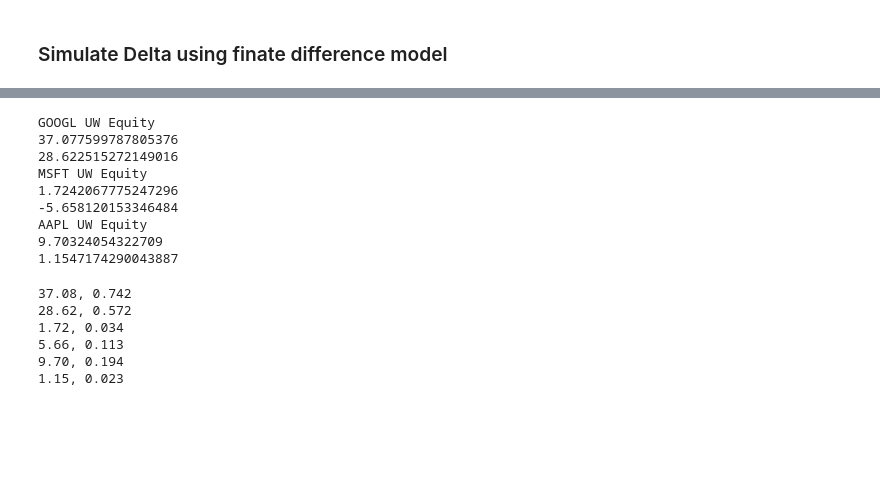
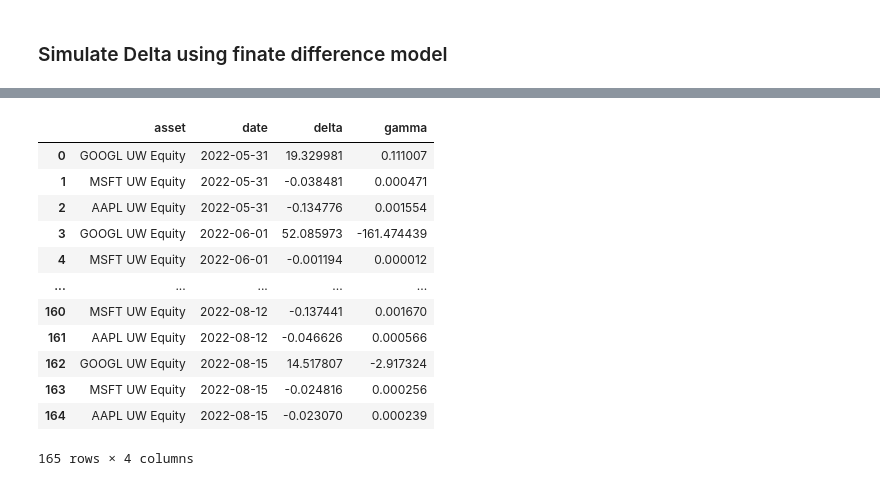
Before and after one commit to livelycloud/MH4518_GROUP13, a Jupyter notebook: greeks/greeks_simulation.ipynb, the cells around one changed output, grey strips where cells are left out. Saved outputs shown, nothing was run; the diff lists cells and outputs as text; code cells hidden in the pictures; blank space fills up the shorter version.

```diff
--- a/greeks/greeks_simulation.ipynb
+++ b/greeks/greeks_simulation.ipynb
@@ -161,11 +169,11 @@ use "2022-07-01" as example (data until "2022-06-30")
 class MultiAssetGBM_h(MultiAssetGBM):
 
     def update_price(self, stock_name: str, date, h: float):
-        self.df.loc[date, stock_name] += h
+        self.df.loc[date, stock_name] *= (1 + h/100)
         self.calculate_returns()
 
     def change_back_price(self, stock_name: str, date, h: float):
-        self.df.loc[date, stock_name] -= h
+        self.df.loc[date, stock_name] /= (1 + h/100)
         self.calculate_returns()
 
     def calculate_returns(self):
@@ -240,36 +263,27 @@ get_delta(v_0_price_minus, v_0_price_plus, h), get_gamma(v_0_price_minus, v_0_pr
 # %%
-for price_change_asset in asset_names:
+records = []
+Nsim = 50
+for d in tqdm(pd.bdate_range("2022-05-31", "2022-08-15")): # "2022-05-31", "2022-08-15", "2022-10-31"
+    for price_change_asset in asset_names:
+        v_0_price_0 = get_v_0_series(price_change_asset, d, 0)
+        v_0_price_minus = get_v_0_series(price_change_asset, d,-h)
+        v_0_price_plus = get_v_0_series(price_change_asset, d, h)
 
-    v_0_price_0 = get_v_0_series(price_change_asset, 0)
-    v_0_price_minus = get_v_0_series(price_change_asset, -h)
-    v_0_price_plus = get_v_0_series(price_change_asset, h)
-
-    print(price_change_asset)
-    print(get_delta(v_0_price_minus, v_0_price_plus, h))
-    print(get_gamma(v_0_price_minus, v_0_price_plus,v_0_price_0, h))
+        records.append([price_change_asset, d, get_delta(v_0_price_minus, v_0_price_plus, h), get_gamma(v_0_price_minus, v_0_price_plus,v_0_price_0, h)])
-# %% [output]
-GOOGL UW Equity
-37.077599787805376
-28.622515272149016
-MSFT UW Equity
-1.7242067775247296
--5.658120153346484
-AAPL UW Equity
-9.70324054322709
-1.1547174290043887
-# %%
-for value in ([37.077599787805376,
-28.622515272149016,
-1.7242067775247296,
-5.658120153346484,
-9.70324054322709,
-1.1547174290043887]
-):
-    print("%.2f, %.3f " % (value, value / 5000 * 100))
-# %% [output]
-37.08, 0.742
-28.62, 0.572
-1.72, 0.034
-5.66, 0.113
-9.70, 0.194
-1.15, 0.023
+# %%
+df = pd.DataFrame(records, columns=["asset", "date", "delta", "gamma"]).fillna(method = "ffill")
+df
+# %% [output]
+|  | asset | date | delta | gamma |
+| 0 | GOOGL UW Equity | 2022-05-31 | 19.329981 | 0.111007 |
+| 1 | MSFT UW Equity | 2022-05-31 | -0.038481 | 0.000471 |
+| 2 | AAPL UW Equity | 2022-05-31 | -0.134776 | 0.001554 |
+| 3 | GOOGL UW Equity | 2022-06-01 | 52.085973 | -161.474439 |
+| 4 | MSFT UW Equity | 2022-06-01 | -0.001194 | 0.000012 |
+| ... | ... | ... | ... | ... |
+| 160 | MSFT UW Equity | 2022-08-12 | -0.137441 | 0.001670 |
+| 161 | AAPL UW Equity | 2022-08-12 | -0.046626 | 0.000566 |
+| 162 | GOOGL UW Equity | 2022-08-15 | 14.517807 | -2.917324 |
+| 163 | MSFT UW Equity | 2022-08-15 | -0.024816 | 0.000256 |
+| 164 | AAPL UW Equity | 2022-08-15 | -0.023070 | 0.000239 |
+165 rows × 4 columns
```
Also changed, not shown: parts of 10 cells of this notebook, 6 other files.
